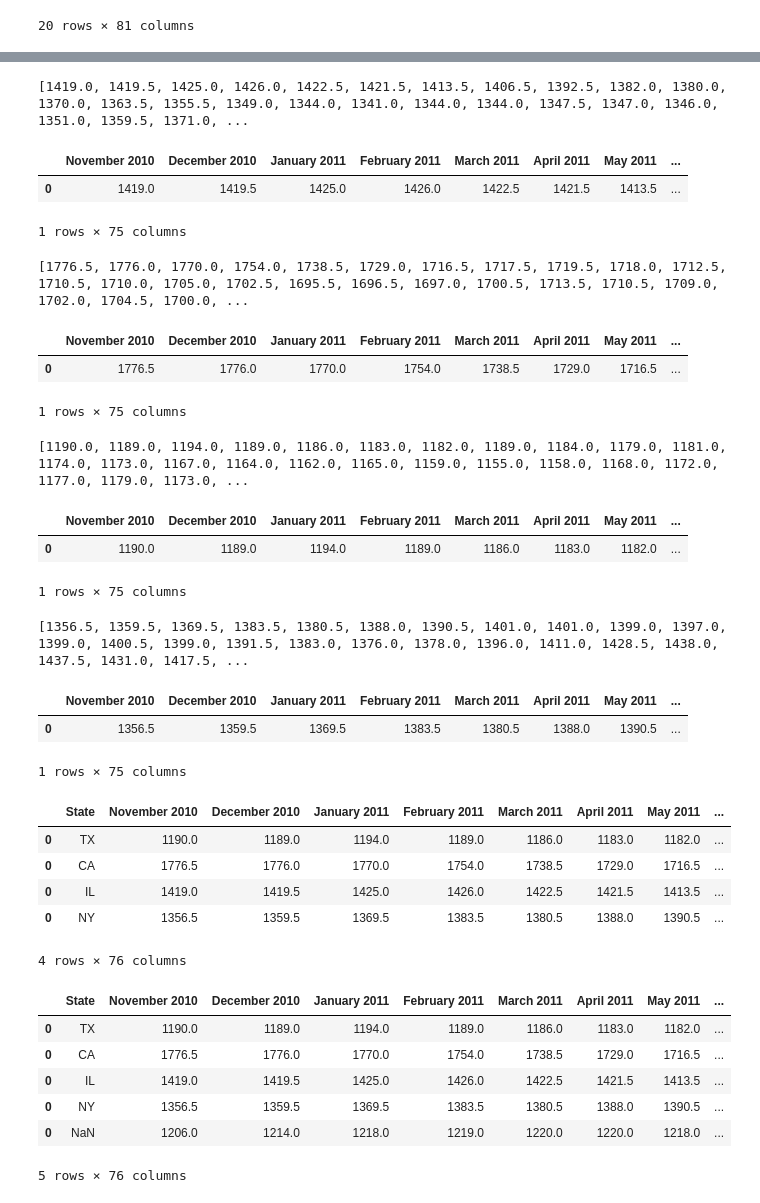
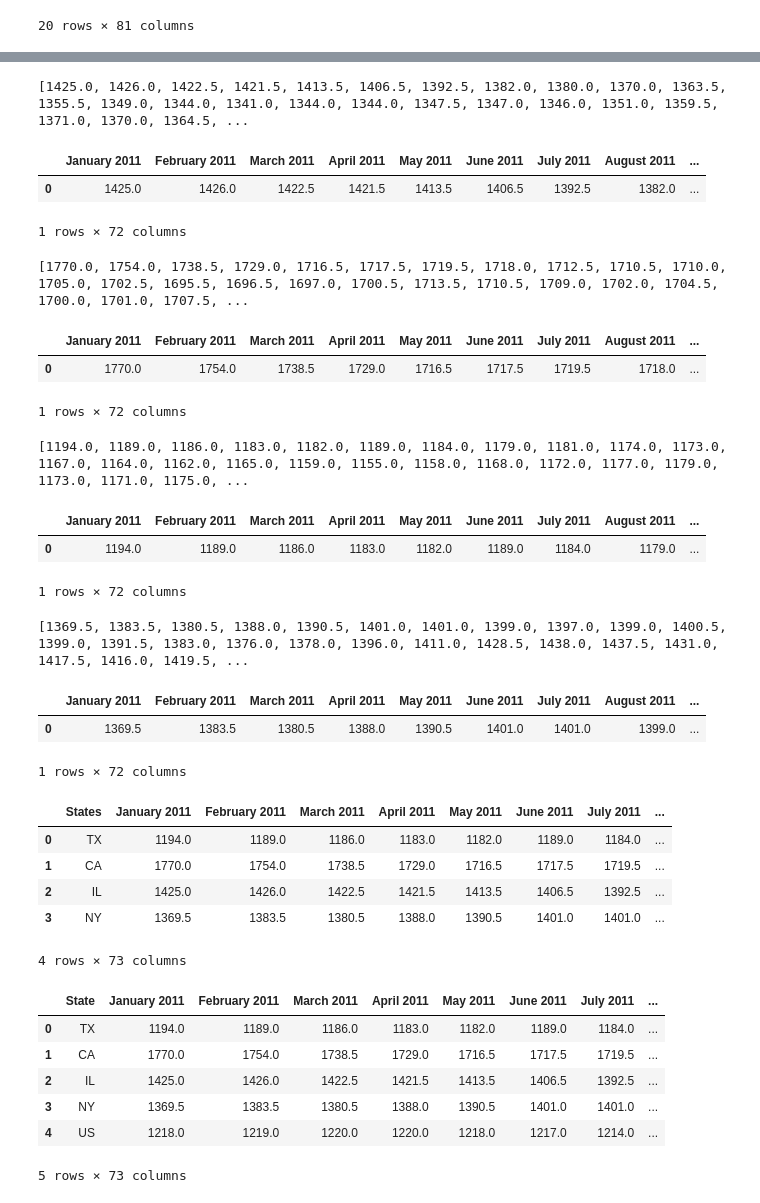
Before and after one commit to NoahShore/Group_7_Challenge_1, a Jupyter notebook: rent_data_analysis.ipynb, the cells around one changed output, grey strips where cells are left out. Saved outputs shown, nothing was run; the diff lists cells and outputs as text; code cells hidden in the pictures.

```diff
--- a/rent_data_analysis.ipynb
+++ b/rent_data_analysis.ipynb
@@ -182,7 +182,7 @@ TX_state_df.head(20)
 20 rows × 81 columns
 # %%
 #Making all of the columsn into a list
-columns_list = ['November 2010','December 2010','January 2011',
+columns_list = ['January 2011',
 'February 2011','March 2011','April 2011','May 2011','June 2011','July 2011',
 'August 2011','September 2011','October 2011','November 2011','December 2011',
 'January 2012','February 2012','March 2012','April 2012','May 2012','June 2012',
@@ -193,7 +193,7 @@ columns_list = ['November 2010','December 2010','January 2011',
 'September 2014','October 2014','November 2014','December 2014','January 2015','February 2015',
 'March 2015','April 2015','May 2015','June 2015','July 2015','August 2015','September 2015','October 2015',
 'November 2015','December 2015','January 2016','February 2016','March 2016','April 2016','May 2016',
-'June 2016','July 2016','August 2016','September 2016','October 2016','November 2016','December 2016','January 2017']
+'June 2016','July 2016','August 2016','September 2016','October 2016','November 2016','December 2016']
 # %%
 # US median rent prices
 US_med_list = []
@@ -227,16 +227,16 @@ for i in columns_list:
 
 print(IL_med_list)
 # %% [output]
-[1419.0, 1419.5, 1425.0, 1426.0, 1422.5, 1421.5, 1413.5, 1406.5, 1392.5, 1382.0, 1380.0, 1370.0, 1363.5, 1355.5, 1349.0, 1344.0, 1341.0, 1344.0, 1344.0, 1347.5, 1347.0, 1346.0, 1351.0, 1359.5, 1371.0, ...
+[1425.0, 1426.0, 1422.5, 1421.5, 1413.5, 1406.5, 1392.5, 1382.0, 1380.0, 1370.0, 1363.5, 1355.5, 1349.0, 1344.0, 1341.0, 1344.0, 1344.0, 1347.5, 1347.0, 1346.0, 1351.0, 1359.5, 1371.0, 1370.0, 1364.5, ...
 # %%
 # Putting IL med rent prices for each month and year into a DF
 IL_med_df = pd.DataFrame(IL_med_list, columns_list).T
 
 IL_med_df.head()
 # %% [output]
-|  | November 2010 | December 2010 | January 2011 | February 2011 | March 2011 | April 2011 | May 2011 | ... |
-| 0 | 1419.0 | 1419.5 | 1425.0 | 1426.0 | 1422.5 | 1421.5 | 1413.5 | ... |
+|  | January 2011 | February 2011 | March 2011 | April 2011 | May 2011 | June 2011 | July 2011 | August 2011 | ... |
+| 0 | 1425.0 | 1426.0 | 1422.5 | 1421.5 | 1413.5 | 1406.5 | 1392.5 | 1382.0 | ... |
-1 rows × 75 columns
+1 rows × 72 columns
 # %%
 #Califonia Combined Median Rents
 CA_med_list = []
@@ -249,16 +249,16 @@ for i in columns_list:
 
 print(CA_med_list)
 # %% [output]
-[1776.5, 1776.0, 1770.0, 1754.0, 1738.5, 1729.0, 1716.5, 1717.5, 1719.5, 1718.0, 1712.5, 1710.5, 1710.0, 1705.0, 1702.5, 1695.5, 1696.5, 1697.0, 1700.5, 1713.5, 1710.5, 1709.0, 1702.0, 1704.5, 1700.0, ...
+[1770.0, 1754.0, 1738.5, 1729.0, 1716.5, 1717.5, 1719.5, 1718.0, 1712.5, 1710.5, 1710.0, 1705.0, 1702.5, 1695.5, 1696.5, 1697.0, 1700.5, 1713.5, 1710.5, 1709.0, 1702.0, 1704.5, 1700.0, 1701.0, 1707.5, ...
 # %%
 # Putting CA med rent prices for each month and year into a DF
 CA_med_df = pd.DataFrame(CA_med_list, columns_list).T
 
 CA_med_df.head()
 # %% [output]
-|  | November 2010 | December 2010 | January 2011 | February 2011 | March 2011 | April 2011 | May 2011 | ... |
-| 0 | 1776.5 | 1776.0 | 1770.0 | 1754.0 | 1738.5 | 1729.0 | 1716.5 | ... |
+|  | January 2011 | February 2011 | March 2011 | April 2011 | May 2011 | June 2011 | July 2011 | August 2011 | ... |
+| 0 | 1770.0 | 1754.0 | 1738.5 | 1729.0 | 1716.5 | 1717.5 | 1719.5 | 1718.0 | ... |
-1 rows × 75 columns
+1 rows × 72 columns
 # %%
 #Finding the median for all TX rent prices per month/year
 TX_med_list=[]
@@ -270,16 +270,16 @@ for i in columns_list:
 
 print(TX_med_list)
 # %% [output]
-[1190.0, 1189.0, 1194.0, 1189.0, 1186.0, 1183.0, 1182.0, 1189.0, 1184.0, 1179.0, 1181.0, 1174.0, 1173.0, 1167.0, 1164.0, 1162.0, 1165.0, 1159.0, 1155.0, 1158.0, 1168.0, 1172.0, 1177.0, 1179.0, 1173.0, ...
+[1194.0, 1189.0, 1186.0, 1183.0, 1182.0, 1189.0, 1184.0, 1179.0, 1181.0, 1174.0, 1173.0, 1167.0, 1164.0, 1162.0, 1165.0, 1159.0, 1155.0, 1158.0, 1168.0, 1172.0, 1177.0, 1179.0, 1173.0, 1171.0, 1175.0, ...
 # %%
 # Putting TX med rent prices for each month and year into a DF
 TX_med_df = pd.DataFrame(TX_med_list, columns_list).T
 
 TX_med_df.head()
 # %% [output]
-|  | November 2010 | December 2010 | January 2011 | February 2011 | March 2011 | April 2011 | May 2011 | ... |
-| 0 | 1190.0 | 1189.0 | 1194.0 | 1189.0 | 1186.0 | 1183.0 | 1182.0 | ... |
+|  | January 2011 | February 2011 | March 2011 | April 2011 | May 2011 | June 2011 | July 2011 | August 2011 | ... |
+| 0 | 1194.0 | 1189.0 | 1186.0 | 1183.0 | 1182.0 | 1189.0 | 1184.0 | 1179.0 | ... |
-1 rows × 75 columns
+1 rows × 72 columns
 # %%
 #New York
 NY_med_list=[]
@@ -291,49 +291,52 @@ for i in columns_list:
 
 print(NY_med_list)
 # %% [output]
-[1356.5, 1359.5, 1369.5, 1383.5, 1380.5, 1388.0, 1390.5, 1401.0, 1401.0, 1399.0, 1397.0, 1399.0, 1400.5, 1399.0, 1391.5, 1383.0, 1376.0, 1378.0, 1396.0, 1411.0, 1428.5, 1438.0, 1437.5, 1431.0, 1417.5, ...
+[1369.5, 1383.5, 1380.5, 1388.0, 1390.5, 1401.0, 1401.0, 1399.0, 1397.0, 1399.0, 1400.5, 1399.0, 1391.5, 1383.0, 1376.0, 1378.0, 1396.0, 1411.0, 1428.5, 1438.0, 1437.5, 1431.0, 1417.5, 1416.0, 1419.5, ...
 # %%
 #Putting NY med rent prices for each month and year into a DF
 NY_med_df = pd.DataFrame(NY_med_list, columns_list).T
 
 NY_med_df.head()
 # %% [output]
-|  | November 2010 | December 2010 | January 2011 | February 2011 | March 2011 | April 2011 | May 2011 | ... |
-| 0 | 1356.5 | 1359.5 | 1369.5 | 1383.5 | 1380.5 | 1388.0 | 1390.5 | ... |
+|  | January 2011 | February 2011 | March 2011 | April 2011 | May 2011 | June 2011 | July 2011 | August 2011 | ... |
+| 0 | 1369.5 | 1383.5 | 1380.5 | 1388.0 | 1390.5 | 1401.0 | 1401.0 | 1399.0 | ... |
-1 rows × 75 columns
+1 rows × 72 columns
 # %%
 #Combined Median rent data for 4 states
-TX_CA_df = pd.concat([TX_med_df, CA_med_df], axis=0)
+TX_CA_df = pd.concat([TX_med_df, CA_med_df], axis=0, ignore_index=True)
 
-IL_NY_df = pd.concat([IL_med_df, NY_med_df], axis=0)
+IL_NY_df = pd.concat([IL_med_df, NY_med_df], axis=0, ignore_index=True)
 
-states_med_rent = pd.concat([TX_CA_df, IL_NY_df], axis=0)
+states_med_rent = pd.concat([TX_CA_df, IL_NY_df], axis=0, ignore_index=True)
 
 #0 = TX, 1 = CA, 2 = IL, 3 = NY
-states_med_rent.insert(0, "State", ["TX", "CA", "IL", "NY"])
+states_med_rent.insert(0, "States", ["TX", "CA", "IL", "NY"])
 
 states_med_rent.head()
 # %% [output]
-|  | State | November 2010 | December 2010 | January 2011 | February 2011 | March 2011 | April 2011 | May 2011 | ... |
-| 0 | TX | 1190.0 | 1189.0 | 1194.0 | 1189.0 | 1186.0 | 1183.0 | 1182.0 | ... |
-| 0 | CA | 1776.5 | 1776.0 | 1770.0 | 1754.0 | 1738.5 | 1729.0 | 1716.5 | ... |
-| 0 | IL | 1419.0 | 1419.5 | 1425.0 | 1426.0 | 1422.5 | 1421.5 | 1413.5 | ... |
-| 0 | NY | 1356.5 | 1359.5 | 1369.5 | 1383.5 | 1380.5 | 1388.0 | 1390.5 | ... |
+|  | States | January 2011 | February 2011 | March 2011 | April 2011 | May 2011 | June 2011 | July 2011 | ... |
+| 0 | TX | 1194.0 | 1189.0 | 1186.0 | 1183.0 | 1182.0 | 1189.0 | 1184.0 | ... |
+| 1 | CA | 1770.0 | 1754.0 | 1738.5 | 1729.0 | 1716.5 | 1717.5 | 1719.5 | ... |
+| 2 | IL | 1425.0 | 1426.0 | 1422.5 | 1421.5 | 1413.5 | 1406.5 | 1392.5 | ... |
+| 3 | NY | 1369.5 | 1383.5 | 1380.5 | 1388.0 | 1390.5 | 1401.0 | 1401.0 | ... |
-4 rows × 76 columns
+4 rows × 73 columns
 # %%
 #Create a table with US Med in it
 
-ALL_med_rent = pd.concat([states_med_rent, US_med_df], axis=0)
+ALL_med_rent = pd.concat([states_med_rent, US_med_df], axis=0, ignore_index=True)
 
-#ALL_med_rent.set_index("State")
+#ALL_med_rent.reset_index(drop=True)
+#ALL_med_rent.set_index('State', inplace=True, drop=True)
 #ALL_med_rent[ALL_med_rent.index[-1]] = "US"
+ALL_med_rent.insert(0, "State", ["TX", "CA", "IL", "NY", "US"])
 
+ALL_med_rent.drop(["States"], axis = 1, inplace=True)
 ALL_med_rent.head()
 # %% [output]
-|  | State | November 2010 | December 2010 | January 2011 | February 2011 | March 2011 | April 2011 | May 2011 | ... |
-| 0 | TX | 1190.0 | 1189.0 | 1194.0 | 1189.0 | 1186.0 | 1183.0 | 1182.0 | ... |
-| 0 | CA | 1776.5 | 1776.0 | 1770.0 | 1754.0 | 1738.5 | 1729.0 | 1716.5 | ... |
-| 0 | IL | 1419.0 | 1419.5 | 1425.0 | 1426.0 | 1422.5 | 1421.5 | 1413.5 | ... |
-| 0 | NY | 1356.5 | 1359.5 | 1369.5 | 1383.5 | 1380.5 | 1388.0 | 1390.5 | ... |
-| 0 | NaN | 1206.0 | 1214.0 | 1218.0 | 1219.0 | 1220.0 | 1220.0 | 1218.0 | ... |
+|  | State | January 2011 | February 2011 | March 2011 | April 2011 | May 2011 | June 2011 | July 2011 | ... |
+| 0 | TX | 1194.0 | 1189.0 | 1186.0 | 1183.0 | 1182.0 | 1189.0 | 1184.0 | ... |
+| 1 | CA | 1770.0 | 1754.0 | 1738.5 | 1729.0 | 1716.5 | 1717.5 | 1719.5 | ... |
+| 2 | IL | 1425.0 | 1426.0 | 1422.5 | 1421.5 | 1413.5 | 1406.5 | 1392.5 | ... |
+| 3 | NY | 1369.5 | 1383.5 | 1380.5 | 1388.0 | 1390.5 | 1401.0 | 1401.0 | ... |
+| 4 | US | 1218.0 | 1219.0 | 1220.0 | 1220.0 | 1218.0 | 1217.0 | 1214.0 | ... |
-5 rows × 76 columns
+5 rows × 73 columns
```
Also changed, not shown: parts of 11 cells of this notebook, 1 other file.
